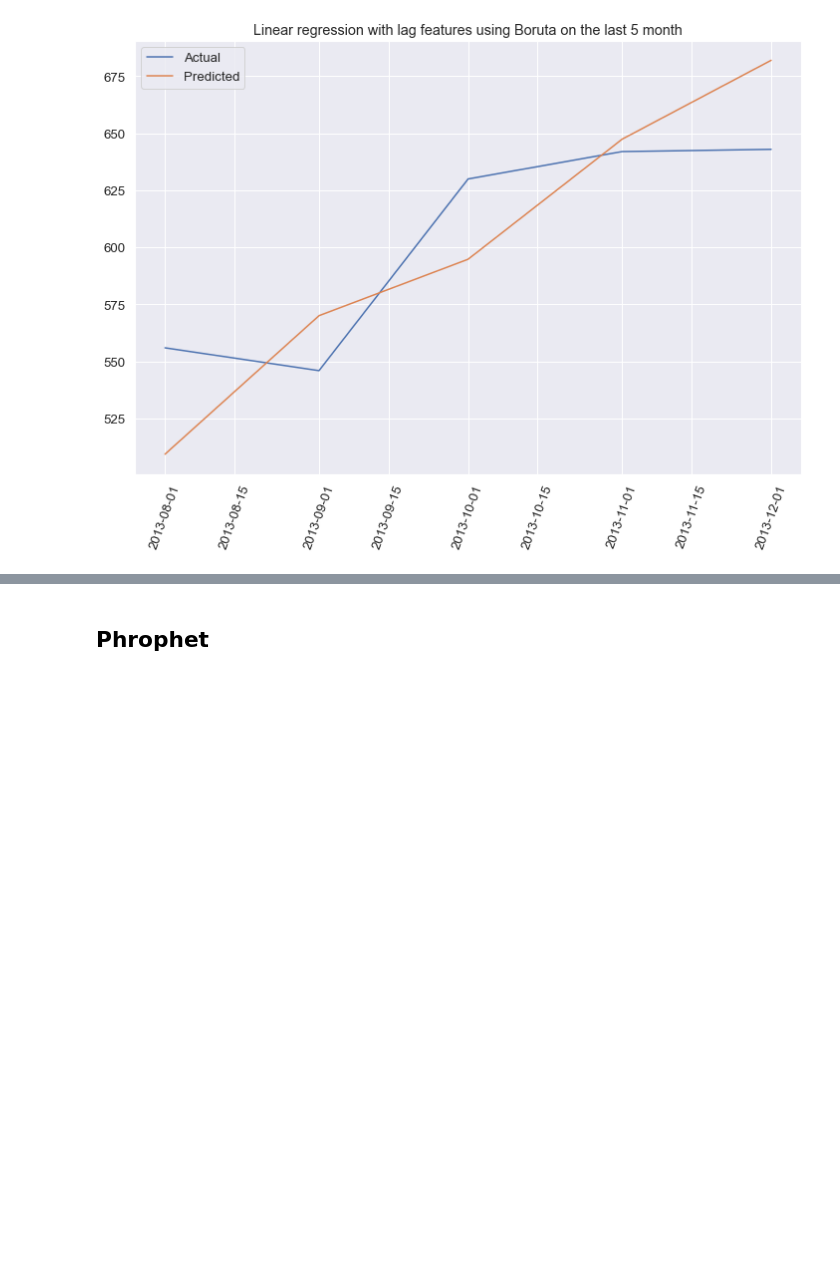
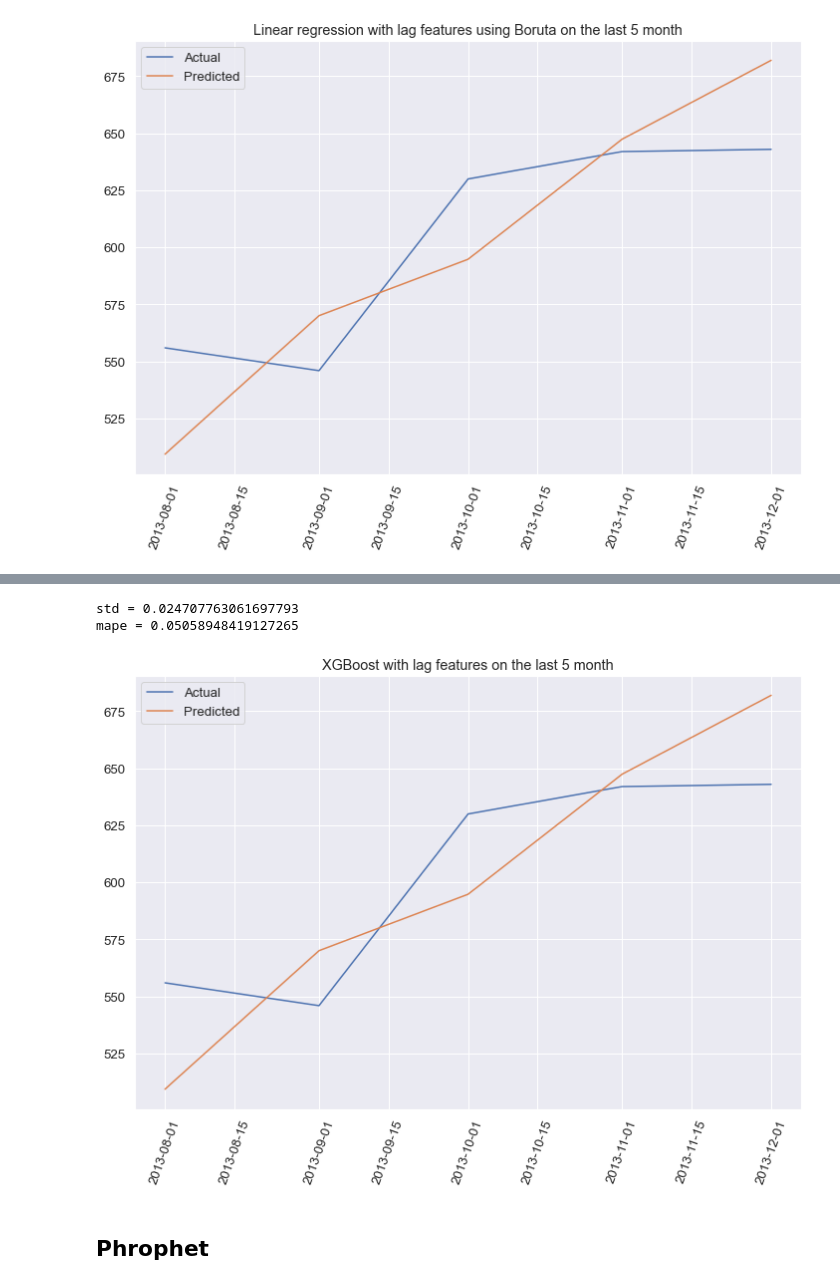
Before and after one commit to Dosann/Time-series-forecast, a Jupyter notebook: shipment_forecast.ipynb, the cells around one changed output, grey strips where cells are left out. Saved outputs shown, nothing was run; the diff lists cells and outputs as text; code cells hidden in the pictures; blank space fills up the shorter version.

```diff
--- a/shipment_forecast.ipynb
+++ b/shipment_forecast.ipynb
@@ -303,13 +305,16 @@ def evaluate(model, X, y=None):
 
         mape_errors.append(mape(actual, prediction))
 
-    print(f'std = {np.std(mape_errors)}')
+    std_errors = np.std(mape_errors)
     mape_errors = np.mean(mape_errors)
 
-    print(f'mape = {mape_errors}\n')
-    return predicted_values
+    return (std_errors, mape_errors, predicted_values)
 # %%
 def plot_results(x, y_true, y_pred, title):
+
+    sns.set_style('darkgrid')
+    sns.set(font_scale = 1.2)
+
     plt.figure(figsize=(12,8))
     plt.plot(x, y_true, label='Actual')
     plt.plot(x, y_pred, label='Predicted')
@@ -878,3 +917,13 @@ mape = 0.07282006964123323
+# %%
+xgb_reg = xgb.XGBRegressor(**trial.params)
+
+std_err, mape_err, predicted_values = evaluate(lin_reg, X, y)
+print(f'std = {std_err}\nmape = {mape_err}')
+plot_results(x, y_true, predicted_values, title='XGBoost with lag features on the last 5 month')
+# %% [output]
+std = 0.024707763061697793
+mape = 0.05058948419127265
+[figure, added]
 # %% [markdown]
 ## Phrophet
 # %%
```
Also changed, not shown: parts of 26 cells of this notebook.
